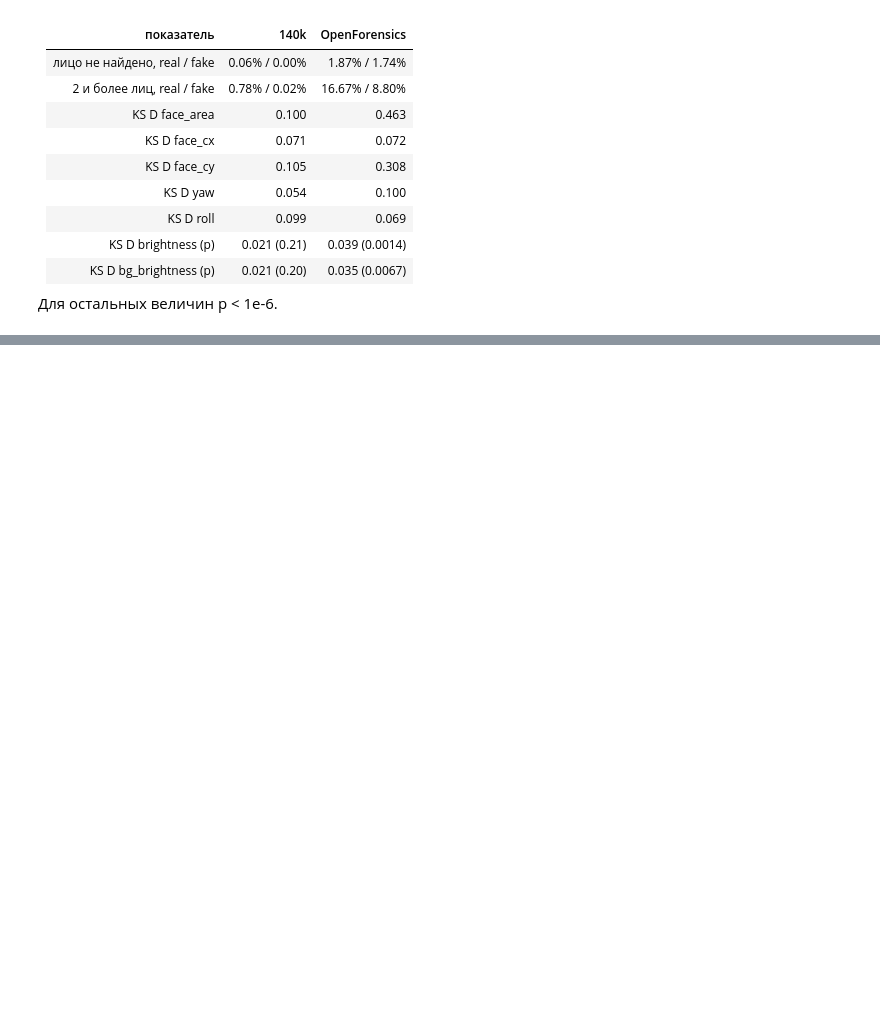
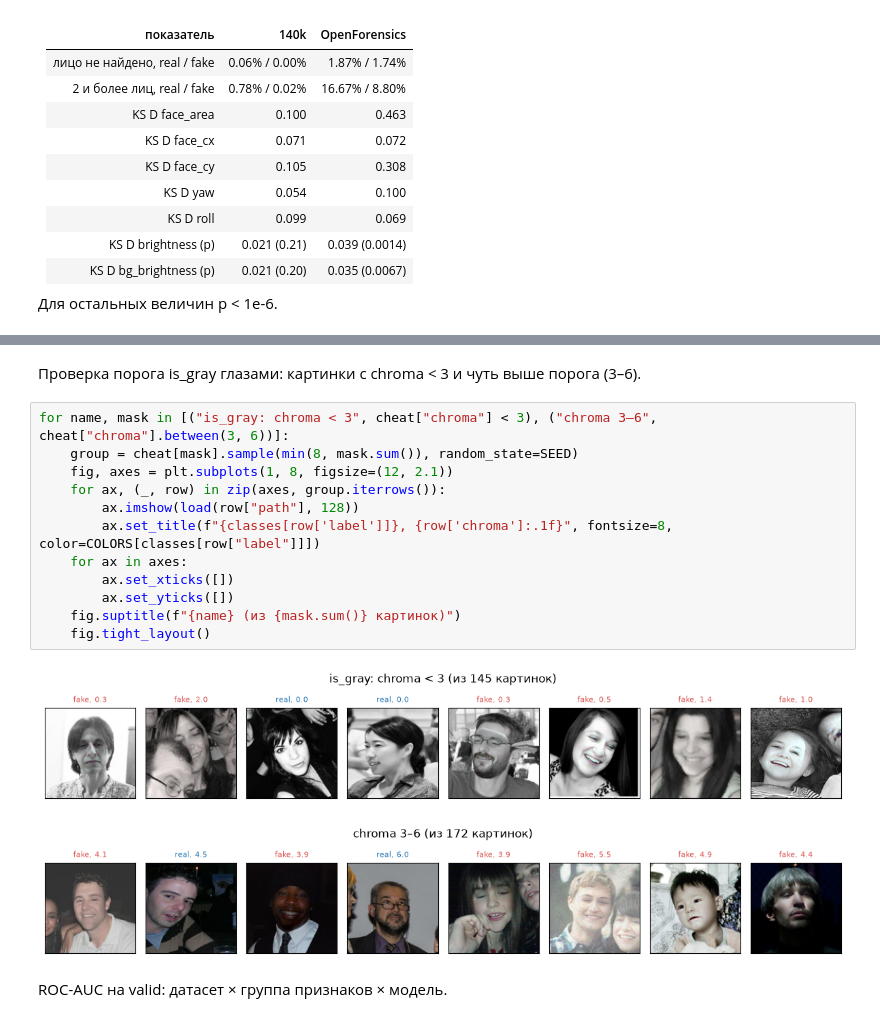
Before and after one commit to ayazvaliev/35-Deepfake-image-detection-project-HSE-26, a Jupyter notebook: notebooks/eda_140k.ipynb, the cells around one changed output, grey strips where cells are left out. Drawn from its saved outputs; the diff is of its cells as text; blank space fills up the shorter version.

```diff
--- a/notebooks/eda_140k.ipynb
+++ b/notebooks/eda_140k.ipynb
@@ -415,0 +470,19 @@ for name, mask in [("face_area < 0.22", of_fake_train["face_area"] < 0.22), ("fa
+# %% [markdown]
+Проверка порога is_gray глазами: картинки с chroma < 3 и чуть выше порога (3–6).
+# %%
+for name, mask in [("is_gray: chroma < 3", cheat["chroma"] < 3), ("chroma 3–6", cheat["chroma"].between(3, 6))]:
+    group = cheat[mask].sample(min(8, mask.sum()), random_state=SEED)
+    fig, axes = plt.subplots(1, 8, figsize=(12, 2.1))
+    for ax, (_, row) in zip(axes, group.iterrows()):
+        ax.imshow(load(row["path"], 128))
+        ax.set_title(f"{classes[row['label']]}, {row['chroma']:.1f}", fontsize=8, color=COLORS[classes[row["label"]]])
+    for ax in axes:
+        ax.set_xticks([])
+        ax.set_yticks([])
+    fig.suptitle(f"{name} (из {mask.sum()} картинок)")
+    fig.tight_layout()
+# %% [output]
+[figure, added]
+[figure, added]
+# %% [markdown]
+ROC-AUC на valid: датасет × группа признаков × модель.
```
Also changed, not shown: parts of 25 cells of this notebook, 2 other files.
